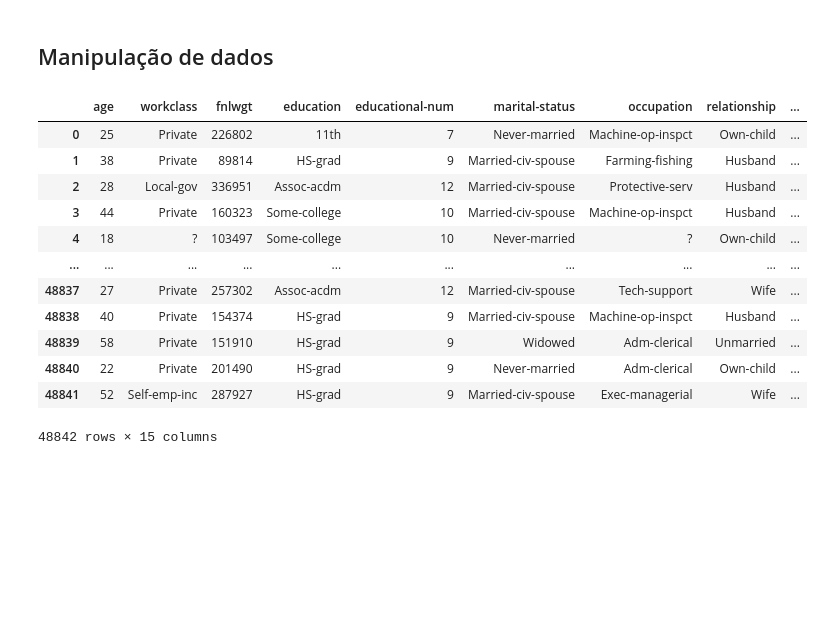
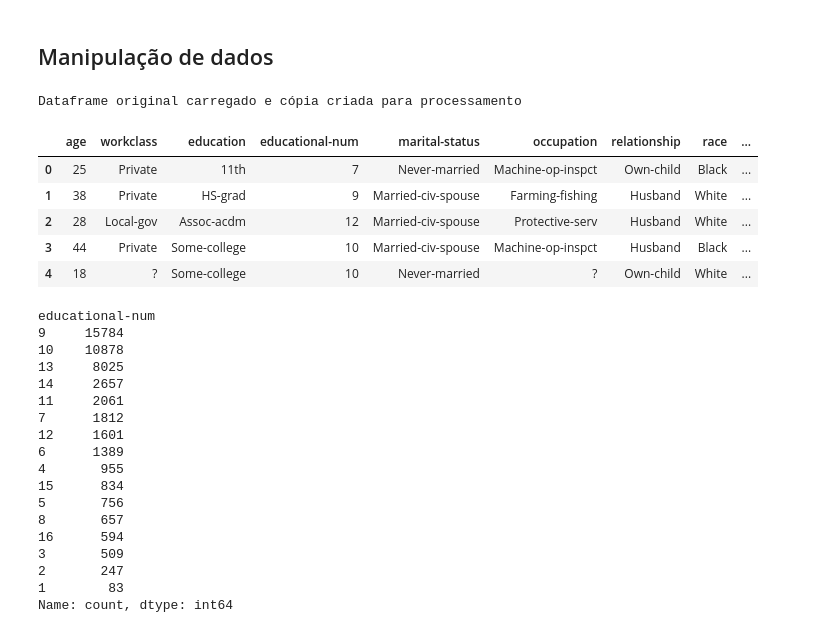
Before and after one commit to JonasCGN/Topicos_Especiais_Em_Computacao, a Jupyter notebook: 1_Trabalho/main_adult.ipynb, the cells around one changed output. Cells and saved outputs as stored; diff of their text form; code cells hidden in the pictures; blank space fills up the shorter version.

```diff
--- a/1_Trabalho/main_adult.ipynb
+++ b/1_Trabalho/main_adult.ipynb
@@ -38,19 +37,42 @@ with zipfile.ZipFile('./dataset/adult-income-dataset.zip', 'r') as zip_ref:
 # %%
 path_dataset = './dataset/adult.csv'
 # %%
-dataframe = pd.read_csv(path_dataset)
-dataframe
+dataframe_original = pd.read_csv(path_dataset)
+# Lista das colunas que quero remover
+colunas_para_remover = ['fnlwgt','capital-gain','capital-loss']
+# Remove as colunas da lista
+dataframe_original = dataframe_original.drop(colunas_para_remover, axis=1)
+
+# Cria uma cópia para processamento
+dataframe = dataframe_original.copy()
+print("Dataframe original carregado e cópia criada para processamento")
+dataframe_original.head()
 # %% [output]
+Dataframe original carregado e cópia criada para processamento
-|  | age | workclass | fnlwgt | education | educational-num | marital-status | occupation | relationship | ... |
-| 0 | 25 | Private | 226802 | 11th | 7 | Never-married | Machine-op-inspct | Own-child | ... |
-| 1 | 38 | Private | 89814 | HS-grad | 9 | Married-civ-spouse | Farming-fishing | Husband | ... |
-| 2 | 28 | Local-gov | 336951 | Assoc-acdm | 12 | Married-civ-spouse | Protective-serv | Husband | ... |
-| 3 | 44 | Private | 160323 | Some-college | 10 | Married-civ-spouse | Machine-op-inspct | Husband | ... |
-| 4 | 18 | ? | 103497 | Some-college | 10 | Never-married | ? | Own-child | ... |
-| ... | ... | ... | ... | ... | ... | ... | ... | ... | ... |
-| 48837 | 27 | Private | 257302 | Assoc-acdm | 12 | Married-civ-spouse | Tech-support | Wife | ... |
-| 48838 | 40 | Private | 154374 | HS-grad | 9 | Married-civ-spouse | Machine-op-inspct | Husband | ... |
-| 48839 | 58 | Private | 151910 | HS-grad | 9 | Widowed | Adm-clerical | Unmarried | ... |
-| 48840 | 22 | Private | 201490 | HS-grad | 9 | Never-married | Adm-clerical | Own-child | ... |
-| 48841 | 52 | Self-emp-inc | 287927 | HS-grad | 9 | Married-civ-spouse | Exec-managerial | Wife | ... |
+|  | age | workclass | education | educational-num | marital-status | occupation | relationship | race | ... |
+| 0 | 25 | Private | 11th | 7 | Never-married | Machine-op-inspct | Own-child | Black | ... |
+| 1 | 38 | Private | HS-grad | 9 | Married-civ-spouse | Farming-fishing | Husband | White | ... |
+| 2 | 28 | Local-gov | Assoc-acdm | 12 | Married-civ-spouse | Protective-serv | Husband | White | ... |
+| 3 | 44 | Private | Some-college | 10 | Married-civ-spouse | Machine-op-inspct | Husband | Black | ... |
+| 4 | 18 | ? | Some-college | 10 | Never-married | ? | Own-child | White | ... |
-48842 rows × 15 columns
+# %%
+dataframe["educational-num"].value_counts()
+# %% [output]
+educational-num
+9     15784
+10    10878
+13     8025
+14     2657
+11     2061
+7      1812
+12     1601
+6      1389
+4       955
+15      834
+5       756
+8       657
+16      594
+3       509
+2       247
+1        83
+Name: count, dtype: int64
```
Also changed, not shown: parts of 30 cells of this notebook.
